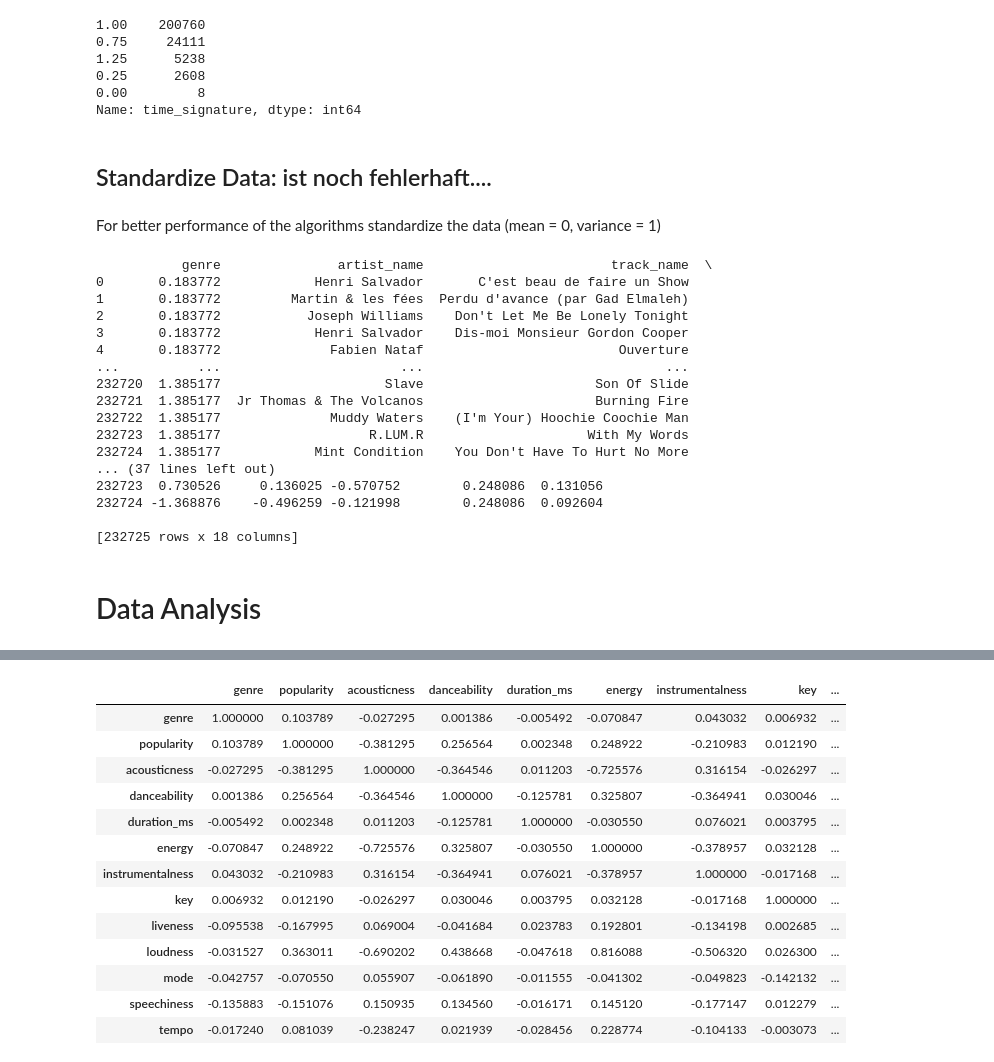
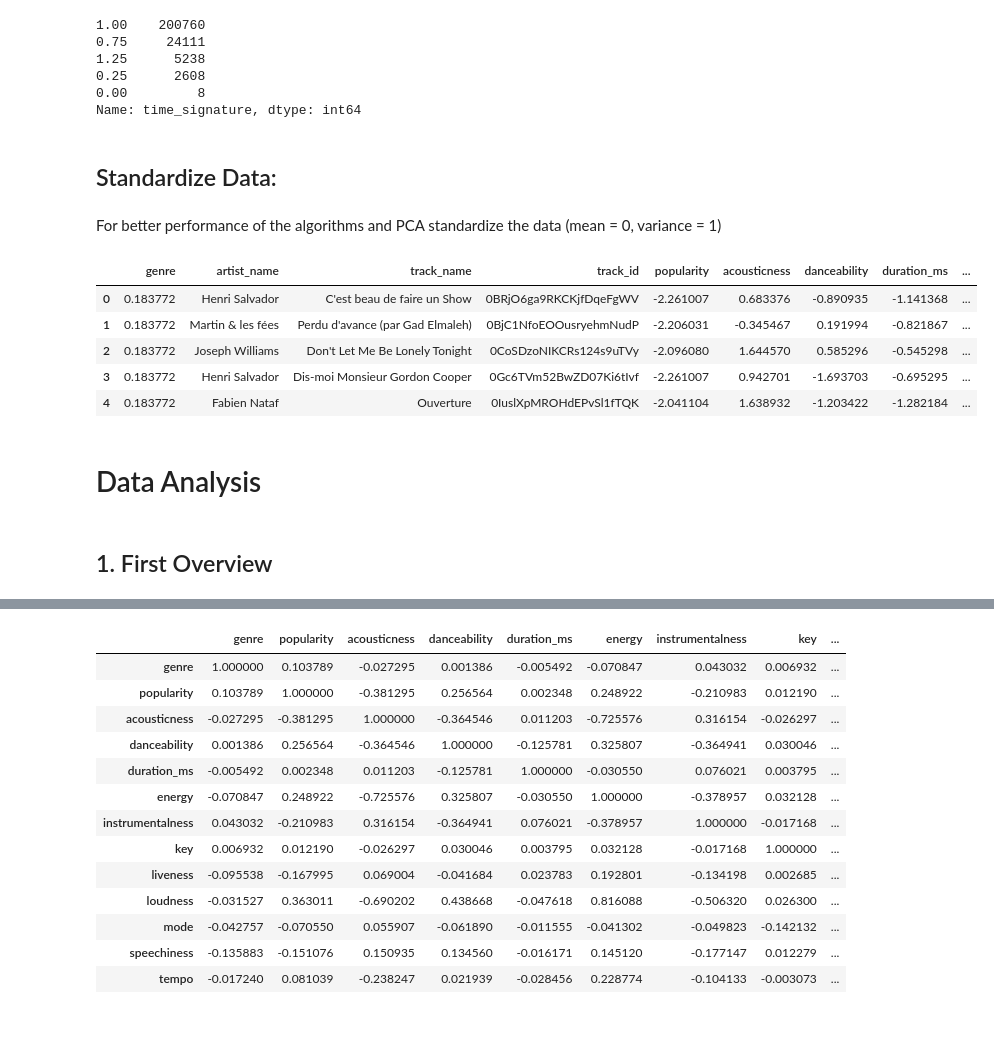
Before and after one commit to LeuphanaDataScience/ML-Lab, a Jupyter notebook: ML_music.ipynb, the cells around one changed output, grey strips where cells are left out. Saved outputs shown, nothing was run; the diff lists cells and outputs as text; code cells hidden in the pictures; blank space fills up the shorter version.

```diff
--- a/ML_music.ipynb
+++ b/ML_music.ipynb
@@ -166,34 +169,25 @@ music_df["time_signature"].value_counts()
 0.00         8
 Name: time_signature, dtype: int64
 # %% [markdown]
-## Standardize Data: ist noch fehlerhaft....
+## Standardize Data:
 # %% [markdown]
-For better performance of the algorithms standardize the data (mean = 0, variance = 1)
+For better performance of the algorithms and PCA standardize the data (mean = 0, variance = 1)
 # %%
 music_df_scaled = music_df.copy()
 col_names = ["genre", "popularity", "acousticness","danceability","duration_ms","energy","instrumentalness","key","liveness","loudness","mode","speechiness","tempo","time_signature","valence" ]
 features = music_df_scaled[col_names]
 scaler = StandardScaler().fit(features.values)
 features = scaler.transform(features.values)
 music_df_scaled[col_names] = features
-print(music_df_scaled)
+music_df_scaled.head()
 # %% [output]
-           genre               artist_name                        track_name  \
-0       0.183772            Henri Salvador       C'est beau de faire un Show
-1       0.183772         Martin & les fées  Perdu d'avance (par Gad Elmaleh)
-2       0.183772           Joseph Williams    Don't Let Me Be Lonely Tonight
-3       0.183772            Henri Salvador    Dis-moi Monsieur Gordon Cooper
-4       0.183772              Fabien Nataf                         Ouverture
-...          ...                       ...                               ...
-232720  1.385177                     Slave                      Son Of Slide
-232721  1.385177  Jr Thomas & The Volcanos                      Burning Fire
-232722  1.385177              Muddy Waters    (I'm Your) Hoochie Coochie Man
-232723  1.385177                   R.LUM.R                     With My Words
-232724  1.385177            Mint Condition    You Don't Have To Hurt No More
-... (37 lines left out)
-232723  0.730526     0.136025 -0.570752        0.248086  0.131056
-232724 -1.368876    -0.496259 -0.121998        0.248086  0.092604
-
-[232725 rows x 18 columns]
+|  | genre | artist_name | track_name | track_id | popularity | acousticness | danceability | duration_ms | ... |
+| 0 | 0.183772 | Henri Salvador | C'est beau de faire un Show | 0BRjO6ga9RKCKjfDqeFgWV | -2.261007 | 0.683376 | -0.890935 | -1.141368 | ... |
+| 1 | 0.183772 | Martin & les fées | Perdu d'avance (par Gad Elmaleh) | 0BjC1NfoEOOusryehmNudP | -2.206031 | -0.345467 | 0.191994 | -0.821867 | ... |
+| 2 | 0.183772 | Joseph Williams | Don't Let Me Be Lonely Tonight | 0CoSDzoNIKCRs124s9uTVy | -2.096080 | 1.644570 | 0.585296 | -0.545298 | ... |
+| 3 | 0.183772 | Henri Salvador | Dis-moi Monsieur Gordon Cooper | 0Gc6TVm52BwZD07Ki6tIvf | -2.261007 | 0.942701 | -1.693703 | -0.695295 | ... |
+| 4 | 0.183772 | Fabien Nataf | Ouverture | 0IuslXpMROHdEPvSl1fTQK | -2.041104 | 1.638932 | -1.203422 | -1.282184 | ... |
 # %% [markdown]
 # Data Analysis
+# %% [markdown]
+## 1. First Overview
```
Also changed, not shown: parts of 10 cells of this notebook.
